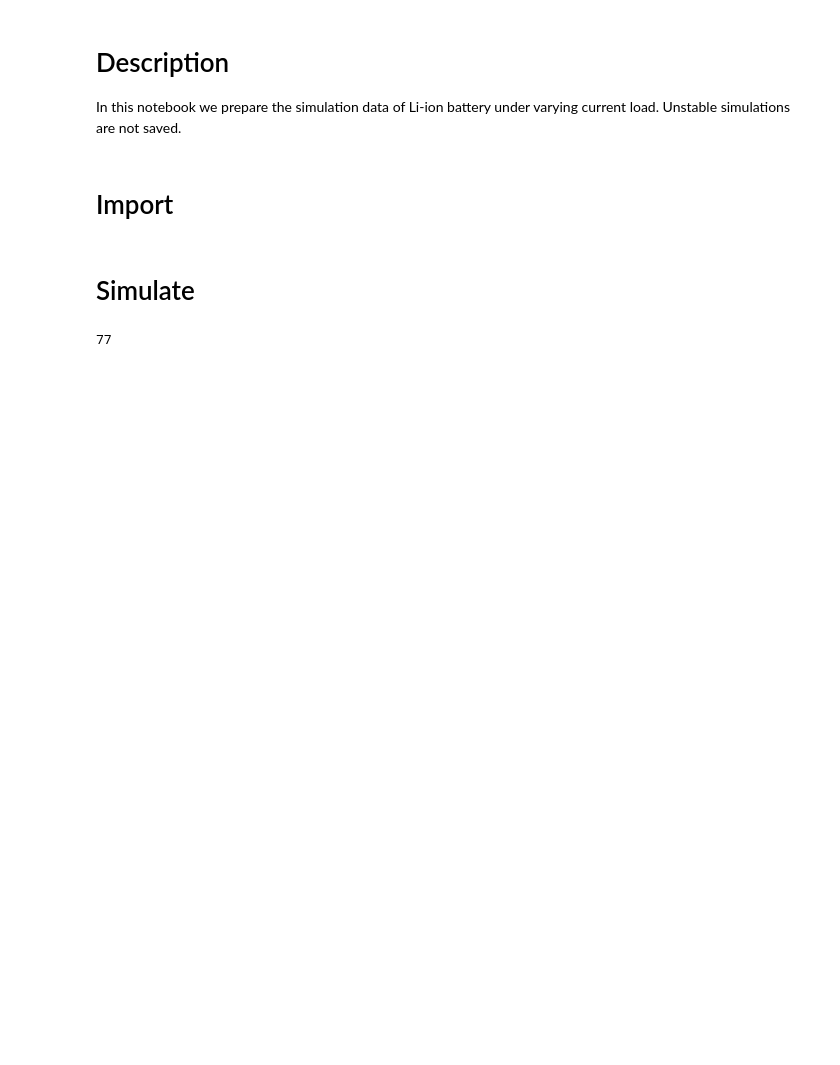
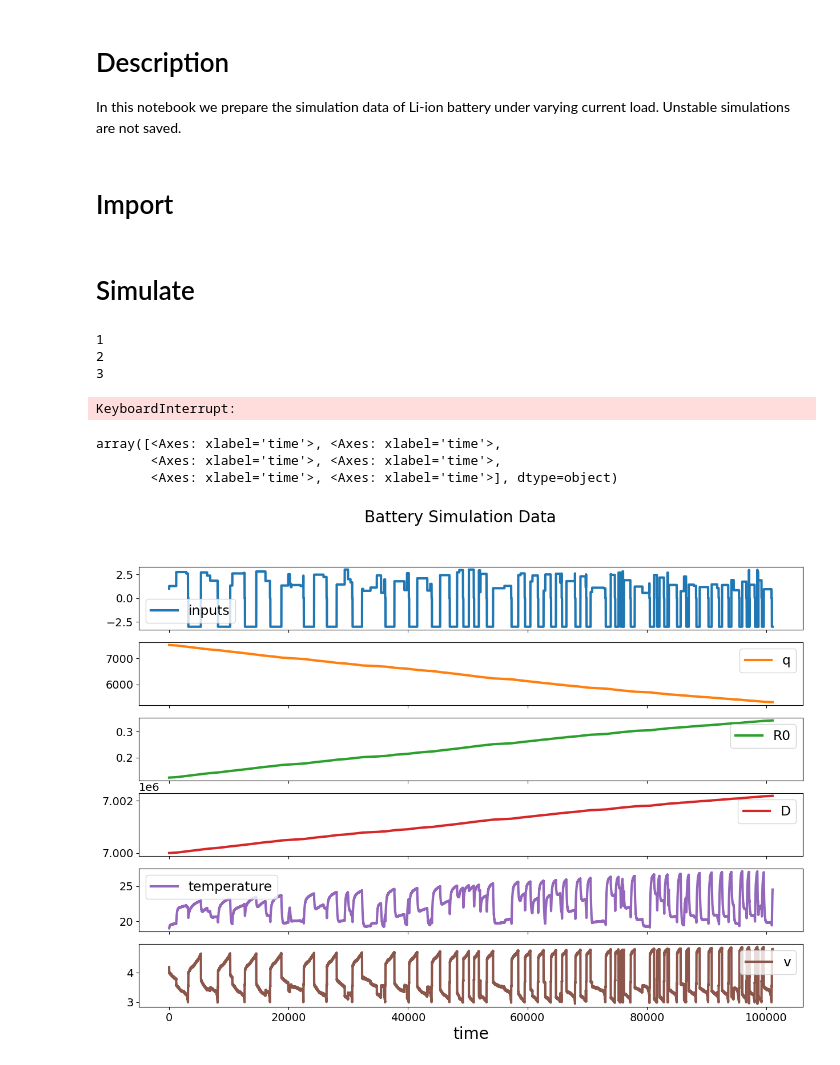
Before and after one commit to EPFL-IMOS/picid, a Jupyter notebook: simulators/battery_progpy/0.3. Simulate Li-ion battery data with varying current.ipynb, the cells around one changed output. Saved outputs shown, nothing was run; the diff lists cells and outputs as text; code cells hidden in the pictures; blank space fills up the shorter version.

```diff
--- a/simulators/battery_progpy/0.3. Simulate Li-ion battery data with varying current.ipynb
+++ b/simulators/battery_progpy/0.3. Simulate Li-ion battery data with varying current.ipynb
@@ -132,16 +135,35 @@ def single_simulation_run(n):
     df['v'] = [x['v'] for x in outputs]
     return df
 # %%
-n = 77
+from pathlib import Path
+
+
+n = 1
 
 while n < number_of_trajectories:
-    try:
-        data = single_simulation_run(n)
-        data.to_feather(f'{params["path"]}/{n}.feather')
-        print(n)
-        n += 1
-    except:
-        print('Skipping simulation.')
-        pass
+    # try:
+    data = single_simulation_run(n)
+    Path(params["path"]).mkdir(parents=True, exist_ok=True)
+    data.to_feather(f'{params["path"]}/{n}.feather')
+    print(n)
+    n += 1
+    # except Exception as e:
+    #     print('Skipping simulation. Error:', e)
+    #     # pass
+    #     break
 # %% [output]
-77
+1
+2
+3
+KeyboardInterrupt:
+# %%
+import pandas as pd
+
+data = pd.read_feather(f'{params["path"]}/{1}.feather')
+
+data.plot(x='time', subplots=True, figsize=(15, 10), title='Battery Simulation Data')
+# %% [output]
+array([<Axes: xlabel='time'>, <Axes: xlabel='time'>,
+       <Axes: xlabel='time'>, <Axes: xlabel='time'>,
+       <Axes: xlabel='time'>, <Axes: xlabel='time'>], dtype=object)
+[figure, added]
```
Also changed, not shown: parts of 1 cell of this notebook.
